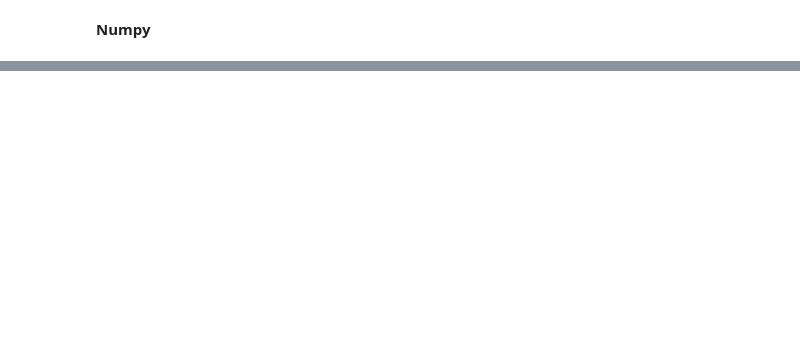
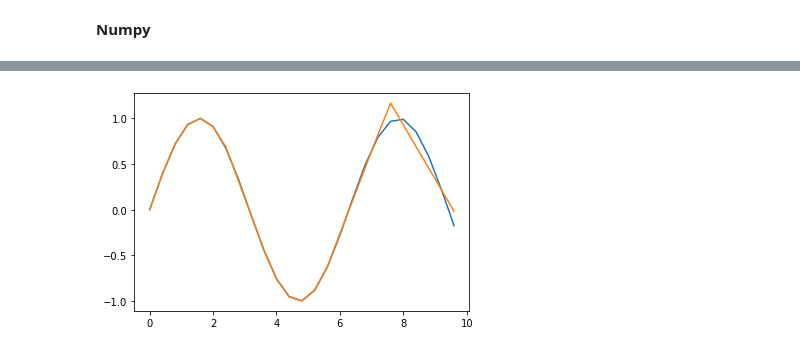
Before and after one commit to rameshavinash94/Deep_learning_Scratch, a Jupyter notebook: DeepLearning_Scratch.ipynb, the cells around one changed output, grey strips where cells are left out. Saved outputs shown, nothing was run; the diff lists cells and outputs as text; code cells hidden in the pictures; blank space fills up the shorter version.

```diff
--- a/DeepLearning_Scratch.ipynb
+++ b/DeepLearning_Scratch.ipynb
@@ -126,0 +980,8 @@ plt.show()
+# %%
+import matplotlib.pyplot as plt
+
+plt.plot(X, y)
+plt.plot(X, activation3.output)
+plt.show()
+# %% [output]
+[figure, added]
```
Also changed, not shown: parts of 10 cells of this notebook.
